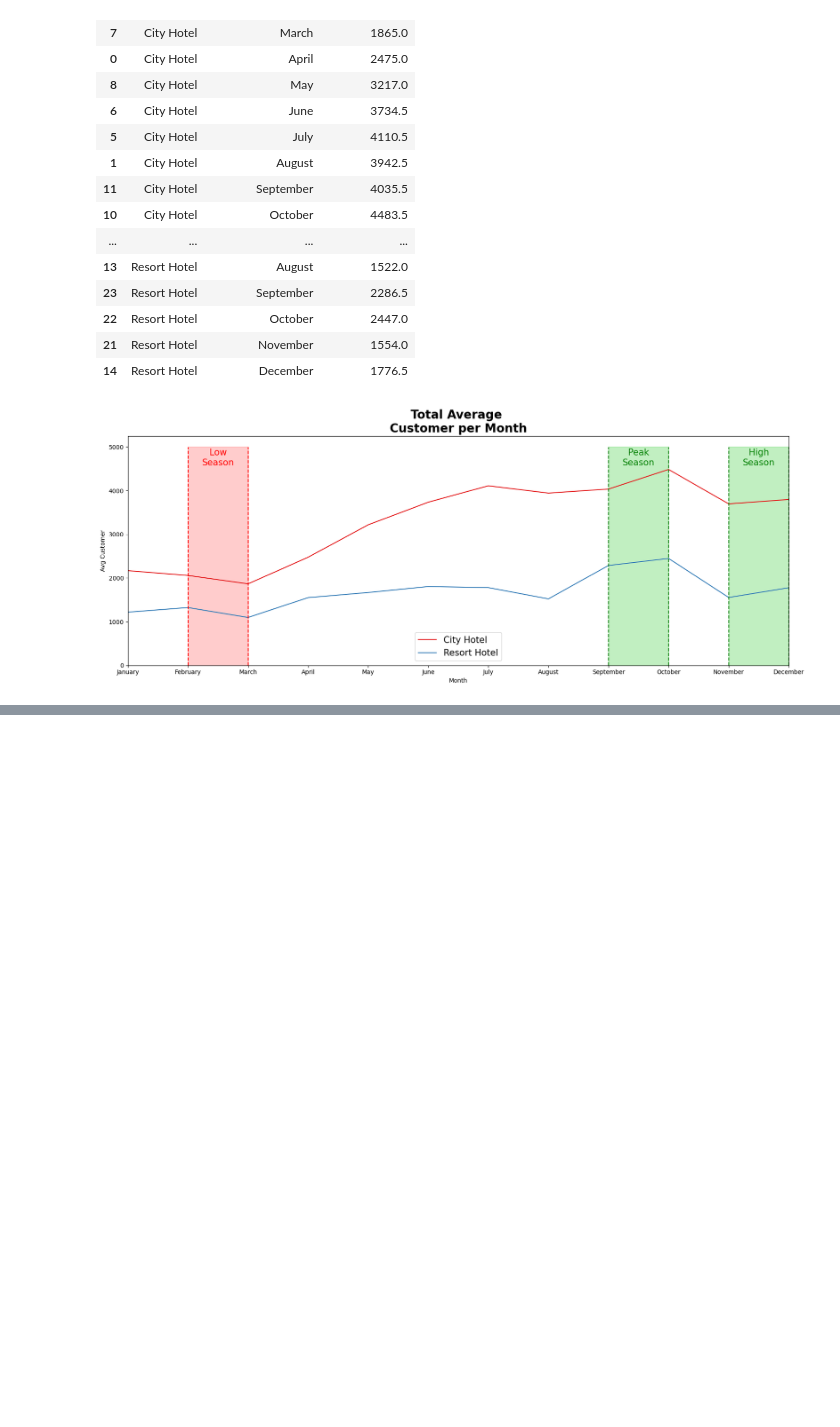
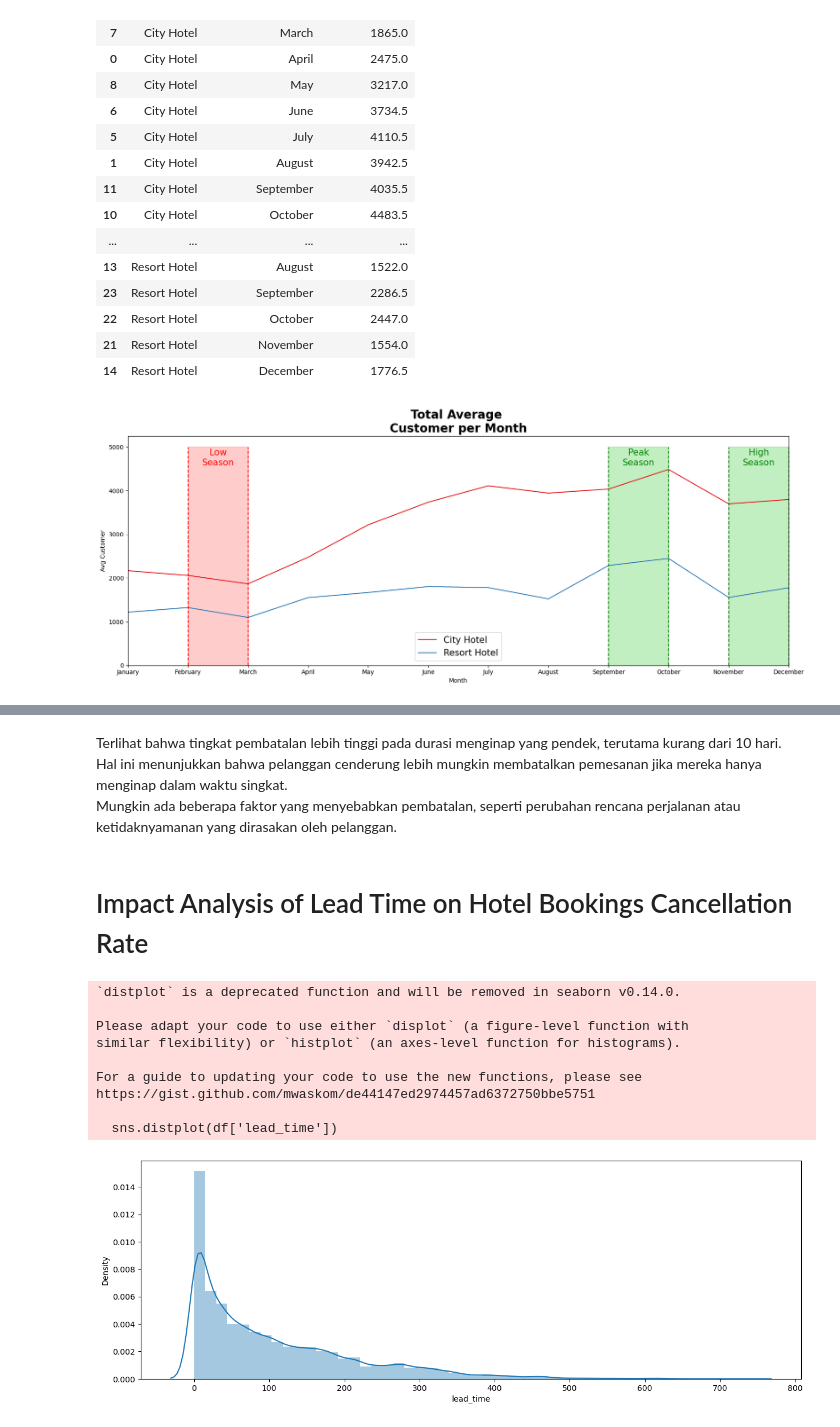
Before and after one commit to dimasrahmatnuriza/investigateHotel, a Jupyter notebook: Invetigate Hotel.ipynb, the cells around one changed output, grey strips where cells are left out. Drawn from its saved outputs; the diff is of its cells as text; code cells hidden in the pictures; blank space fills up the shorter version.

```diff
--- a/Invetigate Hotel.ipynb
+++ b/Invetigate Hotel.ipynb
@@ -226,0 +289,21 @@ plt.show()
+# %% [markdown]
+Terlihat bahwa tingkat pembatalan lebih tinggi pada durasi menginap yang pendek, terutama kurang dari 10 hari. <br>
+Hal ini menunjukkan bahwa pelanggan cenderung lebih mungkin membatalkan pemesanan jika mereka hanya menginap dalam waktu singkat.<br>
+Mungkin ada beberapa faktor yang menyebabkan pembatalan, seperti perubahan rencana perjalanan atau ketidaknyamanan yang dirasakan oleh pelanggan.
+# %% [markdown]
+# Impact Analysis of Lead Time on Hotel Bookings Cancellation Rate
+# %%
+plt.figure(figsize=(15,5))
+sns.distplot(df['lead_time'])
+plt.show()
+# %% [output]
+`distplot` is a deprecated function and will be removed in seaborn v0.14.0.
+
+Please adapt your code to use either `displot` (a figure-level function with
+similar flexibility) or `histplot` (an axes-level function for histograms).
+
+For a guide to updating your code to use the new functions, please see
+https://gist.github.com/mwaskom/de44147ed2974457ad6372750bbe5751
+
+  sns.distplot(df['lead_time'])
+[figure, added]
```
Also changed, not shown: parts of 10 cells of this notebook.
